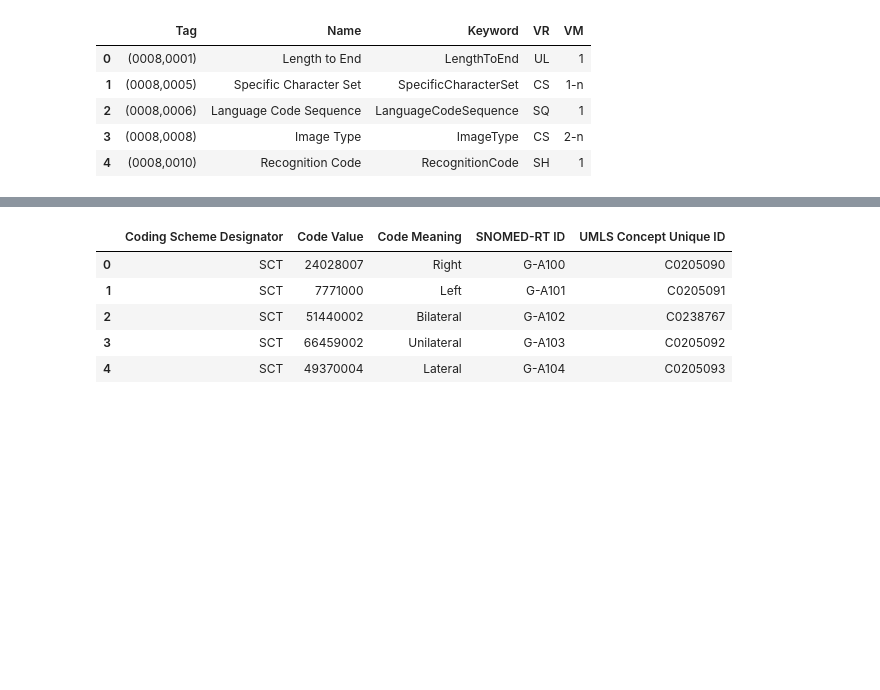
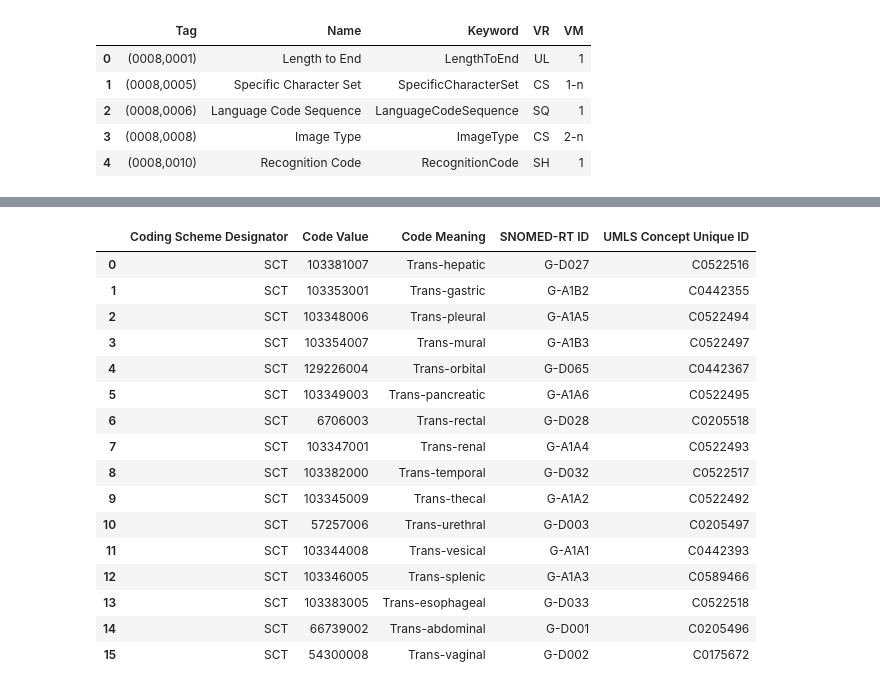
Before and after one commit to paulnagy/DICOM2OMOP, a Jupyter notebook: DICOM_harvest_xml.ipynb, the cells around one changed output, grey strips where cells are left out. Saved outputs shown, nothing was run; the diff lists cells and outputs as text; code cells hidden in the pictures; blank space fills up the shorter version.

Commit message:
parsing the tables identified into a single dataframe

```diff
--- a/DICOM_harvest_xml.ipynb
+++ b/DICOM_harvest_xml.ipynb
@@ -343,9 +364,20 @@ result_dict = extract_DICOM_Part_16_table_data(xml_uri, 'B')
 # %%
-result_dict['df_1'].head(5)
+result_dict['df_5'].head(20)
 # %% [output]
 |  | Coding Scheme Designator | Code Value | Code Meaning | SNOMED-RT ID | UMLS Concept Unique ID |
-| 0 | SCT | 24028007 | Right | G-A100 | C0205090 |
-| 1 | SCT | 7771000 | Left | G-A101 | C0205091 |
-| 2 | SCT | 51440002 | Bilateral | G-A102 | C0238767 |
-| 3 | SCT | 66459002 | Unilateral | G-A103 | C0205092 |
-| 4 | SCT | 49370004 | Lateral | G-A104 | C0205093 |
+| 0 | SCT | 103381007 | Trans-hepatic | G-D027 | C0522516 |
+| 1 | SCT | 103353001 | Trans-gastric | G-A1B2 | C0442355 |
+| 2 | SCT | 103348006 | Trans-pleural | G-A1A5 | C0522494 |
+| 3 | SCT | 103354007 | Trans-mural | G-A1B3 | C0522497 |
+| 4 | SCT | 129226004 | Trans-orbital | G-D065 | C0442367 |
+| 5 | SCT | 103349003 | Trans-pancreatic | G-A1A6 | C0522495 |
+| 6 | SCT | 6706003 | Trans-rectal | G-D028 | C0205518 |
+| 7 | SCT | 103347001 | Trans-renal | G-A1A4 | C0522493 |
+| 8 | SCT | 103382000 | Trans-temporal | G-D032 | C0522517 |
+| 9 | SCT | 103345009 | Trans-thecal | G-A1A2 | C0522492 |
+| 10 | SCT | 57257006 | Trans-urethral | G-D003 | C0205497 |
+| 11 | SCT | 103344008 | Trans-vesical | G-A1A1 | C0442393 |
+| 12 | SCT | 103346005 | Trans-splenic | G-A1A3 | C0589466 |
+| 13 | SCT | 103383005 | Trans-esophageal | G-D033 | C0522518 |
+| 14 | SCT | 66739002 | Trans-abdominal | G-D001 | C0205496 |
+| 15 | SCT | 54300008 | Trans-vaginal | G-D002 | C0175672 |
```
Also changed, not shown: parts of 1 cell of this notebook.
